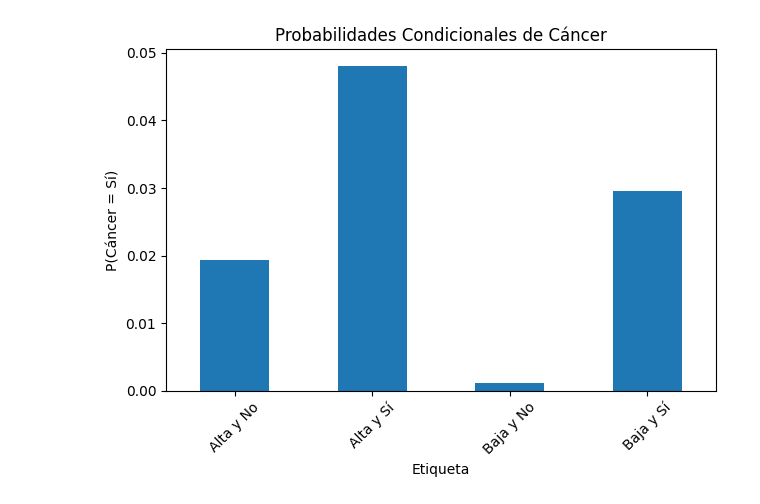
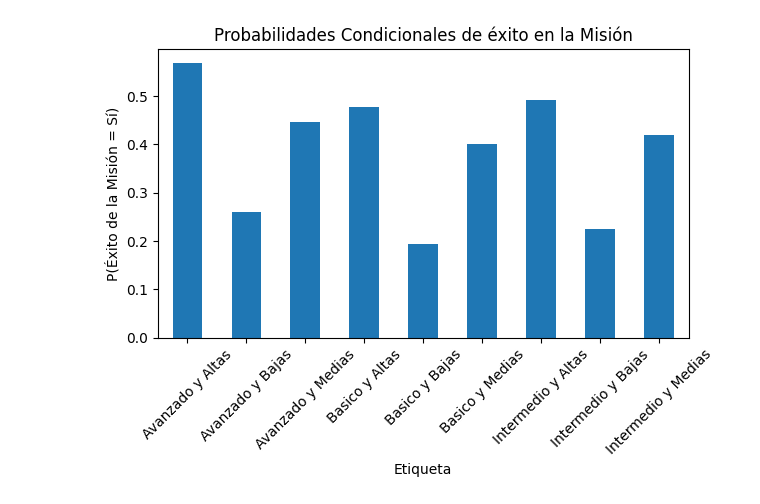
Before and after one commit to Zelio-1/Procesamiento-inteligente-de-datos_MiguelRuz, a Jupyter notebook: Practica_5/Mision_exitosa.ipynb, the cells around one changed output. Cells and saved outputs as stored; diff of their text form; code cells hidden in the pictures.

```diff
--- a/Practica_5/Mision_exitosa.ipynb
+++ b/Practica_5/Mision_exitosa.ipynb
@@ -7,7 +7,7 @@ import matplotlib.pyplot as plt
 np.random.seed(42)
 n_missions = 100000
 EQ = np.random.choice(['Basico', 'Intermedio', 'Avanzado'], size=n_missions, p=[0.13, 0.44, 0.43]) # Equipamiento
-H = np.random.choice(['Bajas', 'Medias', 'Altas'], size=n_missions, p=[0.10, 0.90]) # Habilidades
-S = np.random.choice(['Baja', 'Media', 'Alta'], size=n_missions, p=[0.10, 0.90]) # Salud
+H = np.random.choice(['Bajas', 'Medias', 'Altas'], size=n_missions, p=[0.27, 0.33, 0.40]) # Habilidades
+S = np.random.choice(['Baja', 'Media', 'Alta'], size=n_missions, p=[0.24, 0.43, 0.33]) # Salud
 EM = np.zeros(n_missions)
 # %%
@@ -24,21 +67,20 @@ for i in range(n_patients):
 # %%
 # Create a DataFrame
-data = pd.DataFrame({'Contaminación': contamination, 'Fumador': smoker, 'Cáncer': cancer})
+data = pd.DataFrame({'Equipamiento': EQ, 'Habilidades': H, 'Saluid': S, 'Éxito de la Misión': EM})
 # %%
 # Calculate conditional probabilities
-prob_cancer = data.groupby(['Contaminación', 'Fumador'])['Cáncer'].mean().reset_index()
+prob_exito = data.groupby(['Equipamiento', 'Habilidades'])['Éxito de la Misión'].mean().reset_index()
 # %%
-# Combine 'Contaminación' and 'Fumador' into a single label for the x-axis
-prob_cancer['Etiqueta'] = prob_cancer['Contaminación'] + ' y ' + prob_cancer['Fumador']
+# Combine 'Equipamiento' and 'Habilidades' into a single label for the x-axis
+prob_exito['Etiqueta'] = prob_exito['Equipamiento'] + ' y ' + prob_exito['Habilidades']
 
 # Plot the probabilities
 fig, ax = plt.subplots()
-prob_cancer.plot(kind='bar', x='Etiqueta', y='Cáncer', ax=ax, legend=False)
-ax.set_ylabel('P(Cáncer = Sí)')
-ax.set_title('Probabilidades Condicionales de Cáncer')
+prob_exito.plot(kind='bar', x='Etiqueta', y='Éxito de la Misión', ax=ax, legend=False)
+ax.set_ylabel('P(Éxito de la Misión = Sí)')
+ax.set_title('Probabilidades Condicionales de éxito en la Misión')
 plt.xticks(rotation=45)
 plt.tight_layout()
-plt.savefig('probabilidades_condicionales_cancer.png')
 plt.show()
 # %% [output]
-[figure, old version]
+[figure, new version]
```
Also changed, not shown: parts of 1 cell of this notebook, 1 other file.
